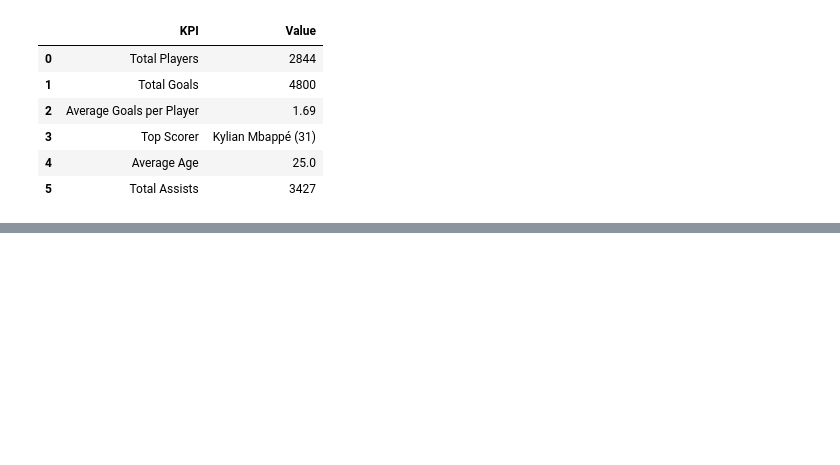
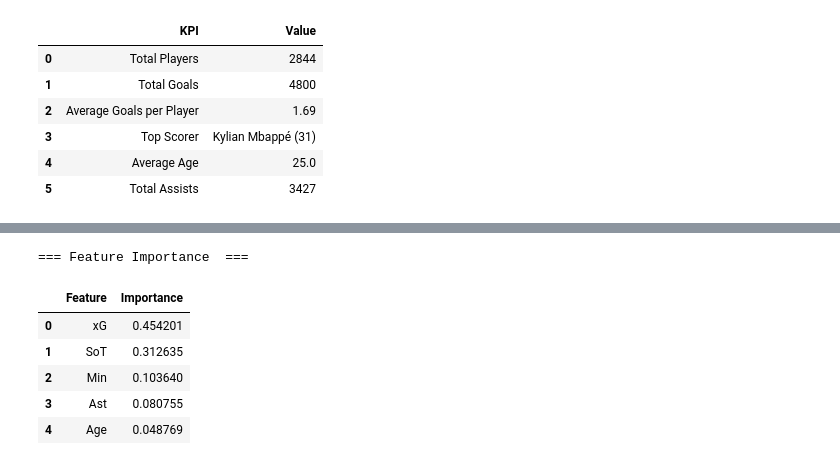
Before and after one commit to henryking938473-ux/DATA-VISUALIZATION-SDS-2206, a Jupyter notebook: GROUP 1.ipynb, the cells around one changed output, grey strips where cells are left out. Cells and saved outputs as stored; diff of their text form; code cells hidden in the pictures; blank space fills up the shorter version.

```diff
--- a/GROUP 1.ipynb
+++ b/GROUP 1.ipynb
@@ -423,0 +483,19 @@ fig3.show()
+# %%
+# ====================== FEATURE IMPORTANCE ======================
+
+print("=== Feature Importance  ===")
+
+importance = pd.DataFrame({
+    'Feature': available_features,
+    'Importance': model.feature_importances_
+}).sort_values(by='Importance', ascending=False)
+
+display(importance)
+# %% [output]
+=== Feature Importance  ===
+|  | Feature | Importance |
+| 0 | xG | 0.454201 |
+| 1 | SoT | 0.312635 |
+| 2 | Min | 0.103640 |
+| 3 | Ast | 0.080755 |
+| 4 | Age | 0.048769 |
```
Also changed, not shown: parts of 2 cells of this notebook.
